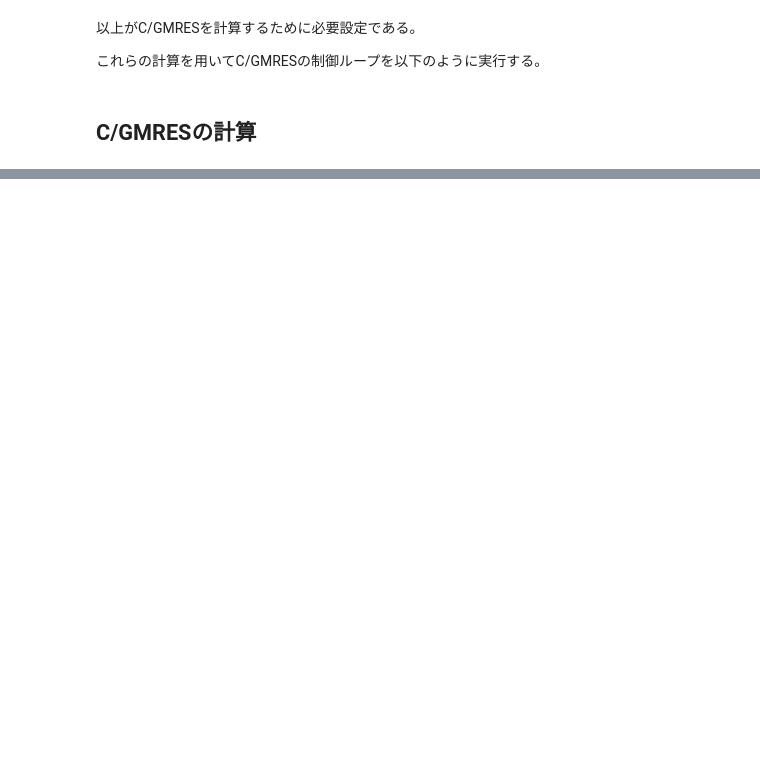
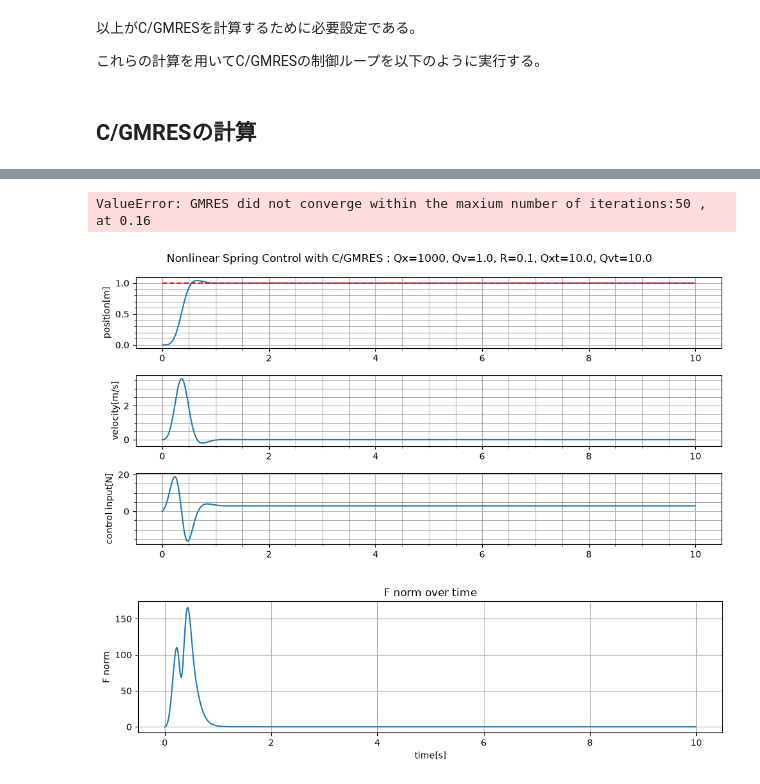
Before and after one commit to hideto008/learning_C-GMRES, a Jupyter notebook: Application/nonlinear_spring_with_constraint.ipynb, the cells around one changed output, grey strips where cells are left out. Drawn from its saved outputs; the diff is of its cells as text; code cells hidden in the pictures; blank space fills up the shorter version.

```diff
--- a/Application/nonlinear_spring_with_constraint.ipynb
+++ b/Application/nonlinear_spring_with_constraint.ipynb
@@ -432,0 +869,45 @@ $$
+# %%
+import matplotlib.pyplot as plt
+
+def plot_results(t_array, X_array, u_array, params):
+    fig, ax = plt.subplots(3,1, figsize=(10,5))
+    ax[0].plot(t_array, X_array[:,0])
+    ax[0].hlines(params.x_target, t_array[0], t_array[-1], color='r', linestyle='--', label='target')
+    ax[0].set_ylabel("position[m]")
+    ax[1].plot(t_array, X_array[:,1])
+    ax[1].set_ylabel("velocity[m/s]")
+    ax[2].plot(t_array, u_array)
+    ax[2].set_ylabel("control input[N]")
+
+    for i in range(3):
+        ax[i].grid()
+        ax[i].grid(which="minor", lw=0.5, color='grey')
+        ax[i].minorticks_on()
+
+    plt.suptitle(f"Nonlinear Spring Control with C/GMRES : Qx={params.qx}, Qv={params.qv}, R={params.r}, Qxt={params.qxt}, Qvt={params.qvt}")
+    fig.tight_layout()
+    plt.show()
+
+def plot_f_norm(t_array, F_norm_array):
+    plt.figure(figsize=(10,3))
+    plt.plot(t_array, F_norm_array)
+    plt.xlabel("time[s]")
+    plt.ylabel("F norm")
+    plt.title("F norm over time")
+    plt.grid()
+    plt.tight_layout()
+    plt.show()
+# %%
+params1 = Parameters()
+params1.qx = 1000
+params1.u_max = 20
+
+t1_array, x1_array, u1_array, f1_norm_array, _ = calc_simulation(params1, N=1000)
+# %% [output]
+ValueError: GMRES did not converge within the maxium number of iterations:50 , at 0.16
+# %%
+plot_results(t1_array, x1_array, u1_array, params1)
+plot_f_norm(t1_array, f1_norm_array)
+# %% [output]
+[figure, added]
+[figure, added]
```
Also changed, not shown: parts of 9 cells of this notebook.
